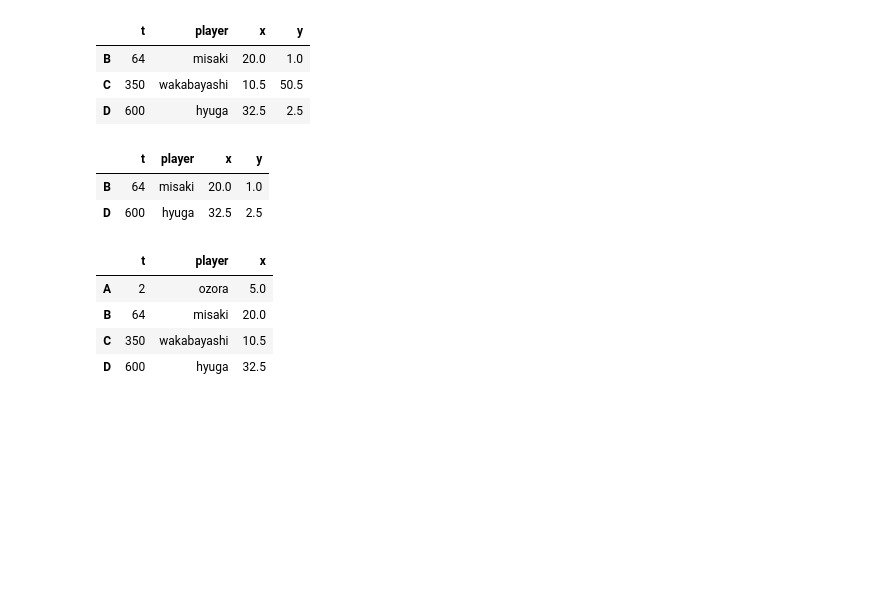
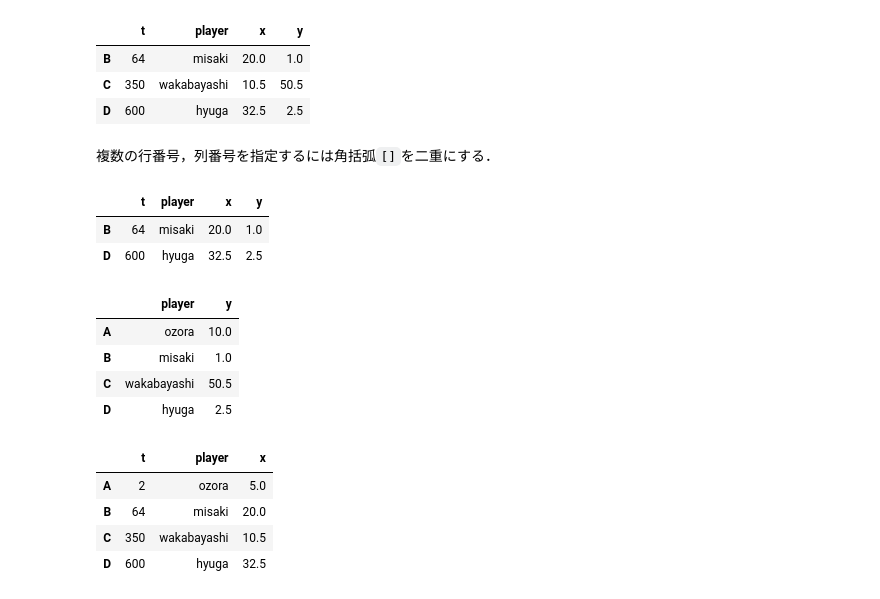
Before and after one commit to tnarizuka/sports_data_programming, a Jupyter notebook: _build/jupyter_execute/chap_4/4_pandas.ipynb, the cells around one changed output. Saved outputs shown, nothing was run; the diff lists cells and outputs as text; code cells hidden in the pictures; blank space fills up the shorter version.

```diff
--- a/_build/jupyter_execute/chap_4/4_pandas.ipynb
+++ b/_build/jupyter_execute/chap_4/4_pandas.ipynb
@@ -328,6 +330,8 @@ df.iloc[1:4]
 | B | 64 | misaki | 20.0 | 1.0 |
 | C | 350 | wakabayashi | 10.5 | 50.5 |
 | D | 600 | hyuga | 32.5 | 2.5 |
+# %% [markdown]
+複数の行番号，列番号を指定するには角括弧`[]`を二重にする．
 # %%
 # 第1行と3行の参照
 df.iloc[[1, 3]]
@@ -335,6 +339,15 @@ df.iloc[[1, 3]]
 |  | t | player | x | y |
 | B | 64 | misaki | 20.0 | 1.0 |
 | D | 600 | hyuga | 32.5 | 2.5 |
+# %%
+# 第1列と3列の参照
+df.iloc[:, [1, 3]]
+# %% [output]
+|  | player | y |
+| A | ozora | 10.0 |
+| B | misaki | 1.0 |
+| C | wakabayashi | 50.5 |
+| D | hyuga | 2.5 |
 # %%
 # 第0列〜2列の参照
 df.iloc[:, :3]
```
Also changed, not shown: parts of 13 cells of this notebook, 9 other files.
